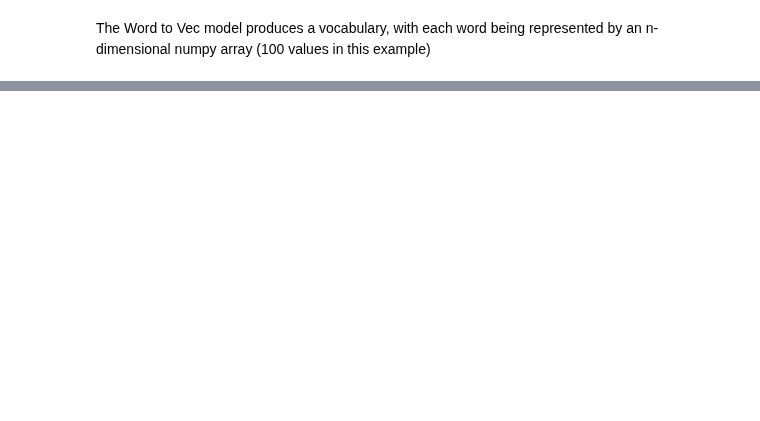
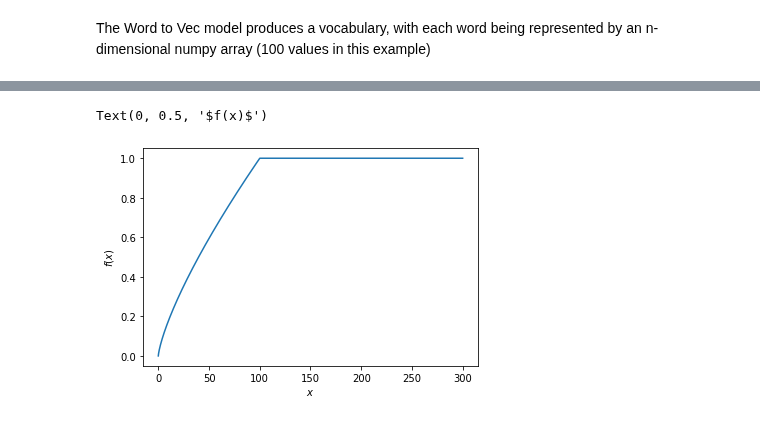
Before and after one commit to NhanDoV/Lectures_notes-teaching-in-VN-, a Jupyter notebook: Statistics/NLP/Embedding.ipynb, the cells around one changed output, grey strips where cells are left out. Saved outputs shown, nothing was run; the diff lists cells and outputs as text; code cells hidden in the pictures; blank space fills up the shorter version.

```diff
--- a/Statistics/NLP/Embedding.ipynb
+++ b/Statistics/NLP/Embedding.ipynb
@@ -1622,0 +1591,15 @@ Word2Vec(vocab=14, size=100, alpha=0.025)
+# %%
+## For alpha = 3/4, and x_max = 100 then
+import matplotlib.pyplot as plt
+
+alpha = 3/4
+x_max = 100
+x_ij = np.linspace(0, 300, 3000)
+f_x = (x_ij / x_max)**alpha*(x_ij < 100) + 1*(x_ij >= 100)
+
+plt.plot(x_ij, f_x, '-')
+plt.xlabel("$x$")
+plt.ylabel("$f(x)$")
+# %% [output]
+Text(0, 0.5, '$f(x)$')
+[figure, added]
```
Also changed, not shown: parts of 81 cells of this notebook.
